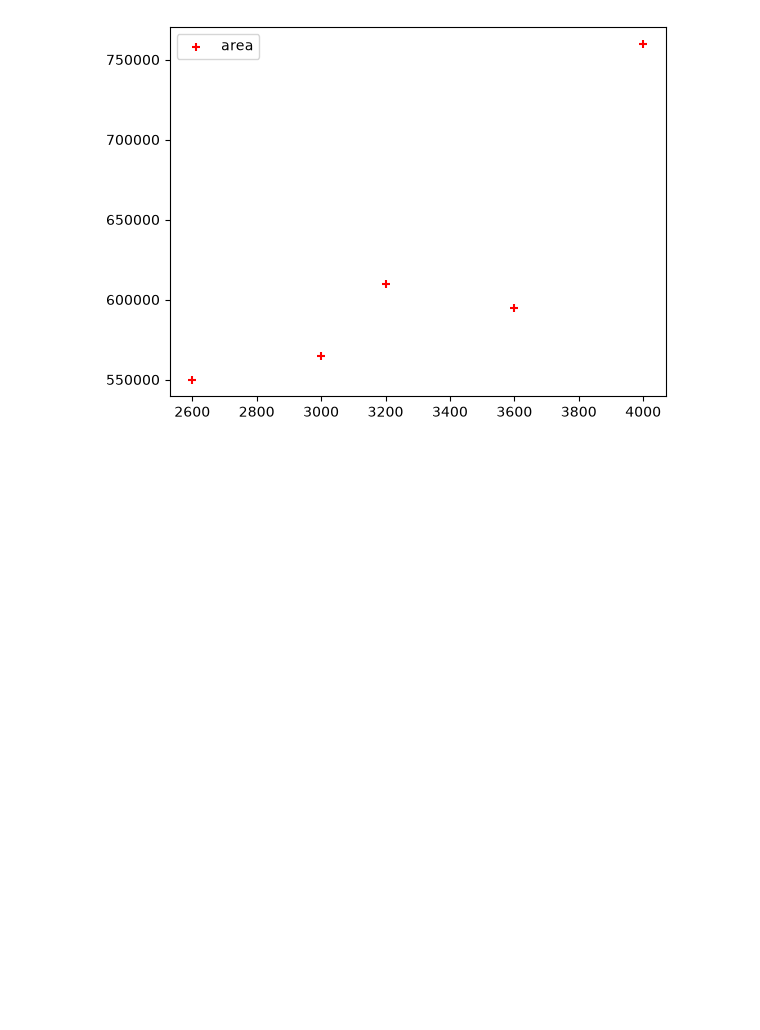
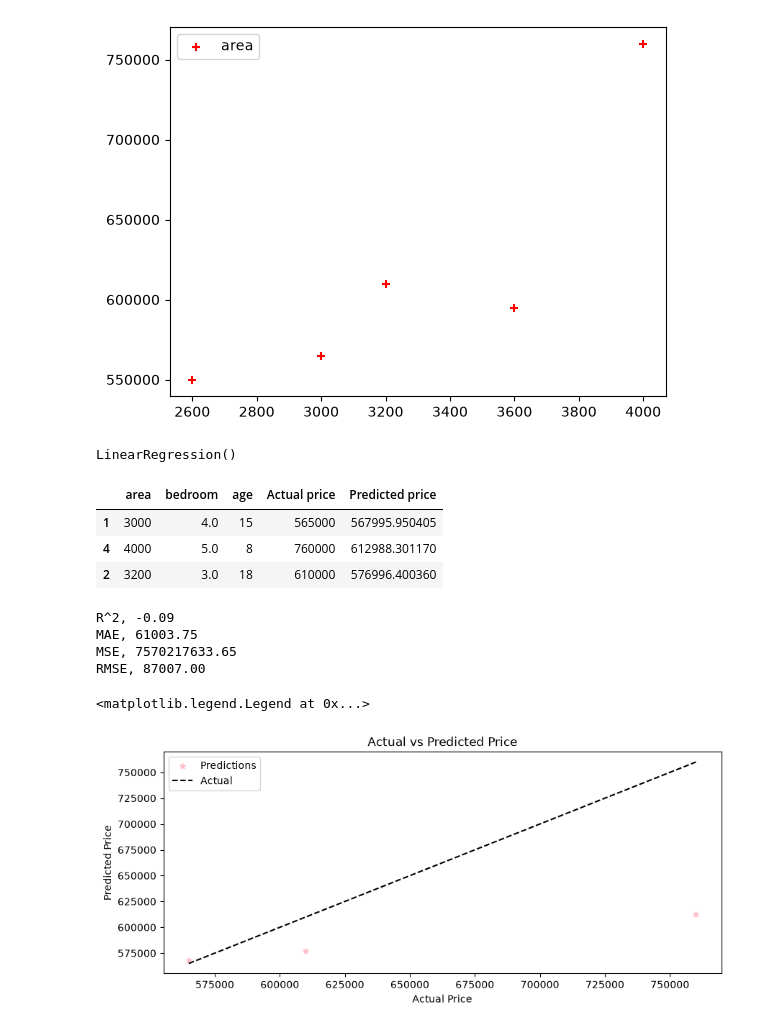
Before and after one commit to meghanaagnur/multiple-linear-regression, a Jupyter notebook: 01-House-Price-Prediction/house_price_prediction.ipynb, the cells around one changed output. Cells and saved outputs as stored; diff of their text form; code cells hidden in the pictures; blank space fills up the shorter version.

Commit message:
Add graph of output

```diff
--- a/01-House-Price-Prediction/house_price_prediction.ipynb
+++ b/01-House-Price-Prediction/house_price_prediction.ipynb
@@ -114,3 +116,48 @@ plt.legend()
 # %% [output]
 <matplotlib.legend.Legend at 0x...>
 [figure]
+# %%
+X = df[['area', 'bedroom', 'age']]
+y = df['price']
+# %%
+X_train, X_test, y_train, y_test = train_test_split(X, y, train_size=0.4, random_state=42)
+# %%
+reg.fit(X_train,y_train)
+# %% [output]
+LinearRegression()
+# %%
+y_pred = reg.predict(X_test)
+results = X_test.copy()
+results["Actual price"]= y_test.values
+results["Predicted price"]= y_pred
+results
+# %% [output]
+|  | area | bedroom | age | Actual price | Predicted price |
+| 1 | 3000 | 4.0 | 15 | 565000 | 567995.950405 |
+| 4 | 4000 | 5.0 | 8 | 760000 | 612988.301170 |
+| 2 | 3200 | 3.0 | 18 | 610000 | 576996.400360 |
+# %%
+r2= r2_score(y_test, y_pred)
+mae = mean_absolute_error(y_test, y_pred)
+mse = mean_squared_error(y_test, y_pred)
+rmse = root_mean_squared_error(y_test, y_pred)
+print(f"R^2, {r2:.2f}")
+print(f"MAE, {mae:.2f}")
+print(f"MSE, {mse:.2f}")
+print(f"RMSE, {rmse:.2f}")
+# %% [output]
+R^2, -0.09
+MAE, 61003.75
+MSE, 7570217633.65
+RMSE, 87007.00
+# %%
+plt.figure(figsize=(10,4))
+plt.xlabel("Actual Price")
+plt.ylabel("Predicted Price")
+plt.title("Actual vs Predicted Price")
+plt.scatter(results["Actual price"], results["Predicted price"], color='pink', marker = '*', label="Predictions")
+plt.plot([results['Actual price'].min(),results['Actual price'].max()],[results['Actual price'].min(),results['Actual price'].max()], color='black', linestyle="--", label ="Actual")
+plt.legend()
+# %% [output]
+<matplotlib.legend.Legend at 0x...>
+[figure, added]
```
Also changed, not shown: parts of 1 cell of this notebook.
